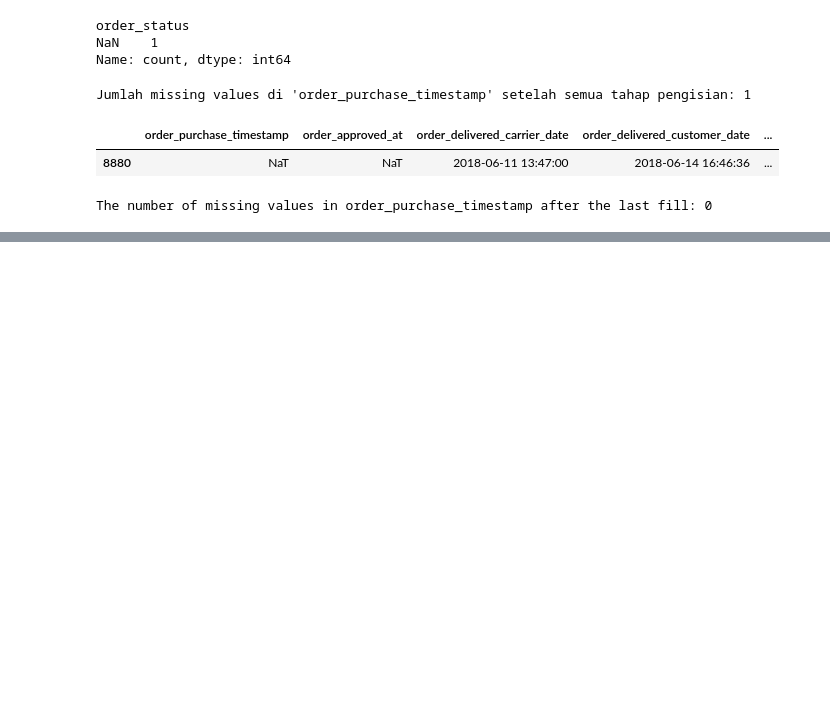
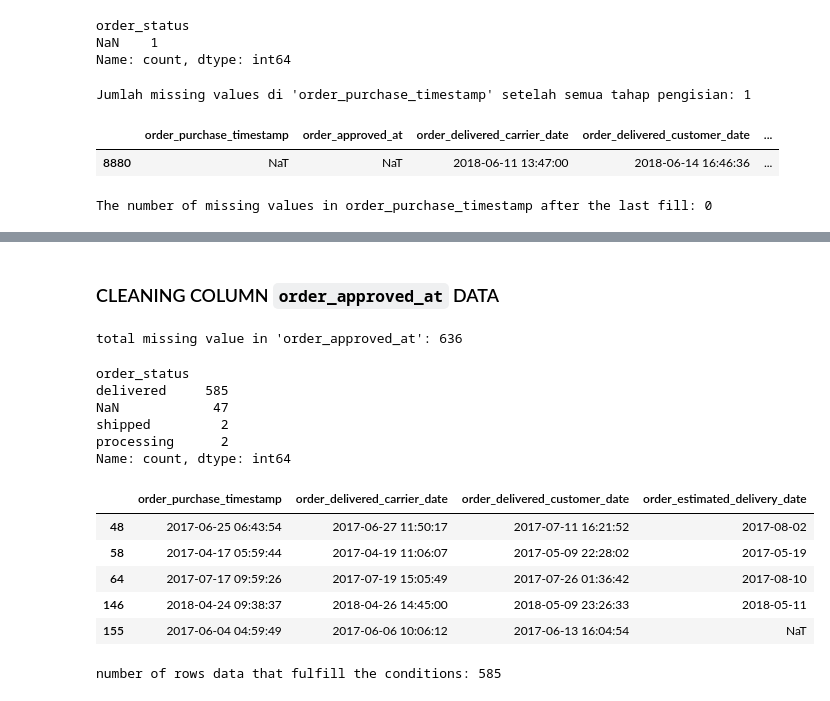
Before and after one commit to RizkiRdm/Olist-E-commerce-Performance-Analysis, a Jupyter notebook: notebooks/data_cleaning.ipynb, the cells around one changed output, grey strips where cells are left out. Drawn from its saved outputs; the diff is of its cells as text; code cells hidden in the pictures; blank space fills up the shorter version.

```diff
--- a/notebooks/data_cleaning.ipynb
+++ b/notebooks/data_cleaning.ipynb
@@ -559,3 +559,49 @@ display(ecom_data_df.loc[[index_to_fill]])
 # %% [output]
 |  | customer_id | customer_unique_id | customer_zip_code_prefix | customer_city | customer_state | order_id | ... |
 | 8880 | 5f2cfa9c8c34ab5d785fbf253c63b930 | ce53d0436a0b5d49e67638cb97d715fb | 9130.0 | santo andre | SP | 214a42323dd7ec45504d319315a1386b | ... |
+# %% [markdown]
+### CLEANING COLUMN `order_approved_at` DATA
+# %%
+print(
+    f"total missing value in 'order_approved_at': {ecom_data_df['order_approved_at'].isnull().sum()}"
+)
+# %% [output]
+total missing value in 'order_approved_at': 636
+# %%
+missing = ecom_data_df[ecom_data_df["order_approved_at"].isnull()]
+display(missing["order_status"].value_counts(dropna=False))
+# %% [output]
+order_status
+delivered     585
+NaN            47
+shipped         2
+processing      2
+Name: count, dtype: int64
+# %%
+delivered_missing_approval = ecom_data_df[
+    (ecom_data_df["order_status"] == "delivered")
+    & (ecom_data_df["order_approved_at"].isnull())
+]
+
+display(
+    delivered_missing_approval[
+        [
+            "order_purchase_timestamp",
+            "order_delivered_carrier_date",
+            "order_delivered_customer_date",
+            "order_estimated_delivery_date",
+        ]
+    ].head()
+)
+
+print(
+    f"number of rows data that fulfill the conditions: {len(delivered_missing_approval)}"
+)
+# %% [output]
+|  | order_purchase_timestamp | order_delivered_carrier_date | order_delivered_customer_date | order_estimated_delivery_date |
+| 48 | 2017-06-25 06:43:54 | 2017-06-27 11:50:17 | 2017-07-11 16:21:52 | 2017-08-02 |
+| 58 | 2017-04-17 05:59:44 | 2017-04-19 11:06:07 | 2017-05-09 22:28:02 | 2017-05-19 |
+| 64 | 2017-07-17 09:59:26 | 2017-07-19 15:05:49 | 2017-07-26 01:36:42 | 2017-08-10 |
+| 146 | 2018-04-24 09:38:37 | 2018-04-26 14:45:00 | 2018-05-09 23:26:33 | 2018-05-11 |
+| 155 | 2017-06-04 04:59:49 | 2017-06-06 10:06:12 | 2017-06-13 16:04:54 | NaT |
+number of rows data that fulfill the conditions: 585
```
Also changed, not shown: parts of 14 cells of this notebook.
